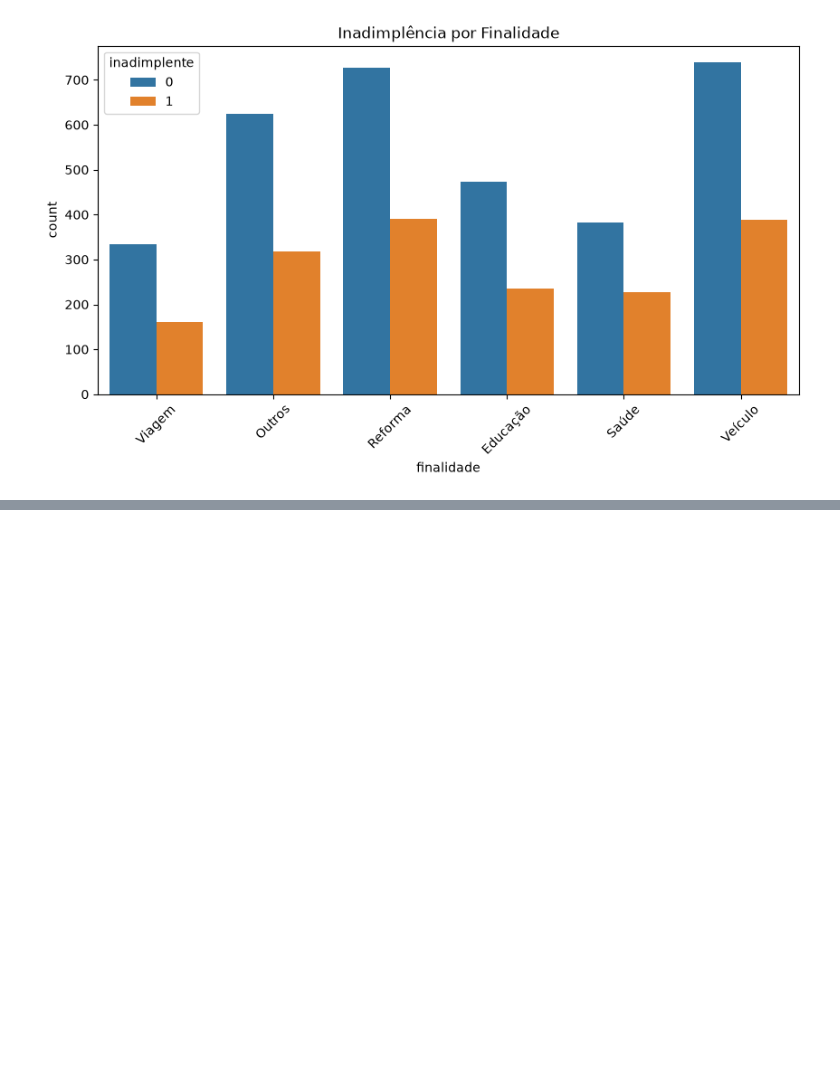
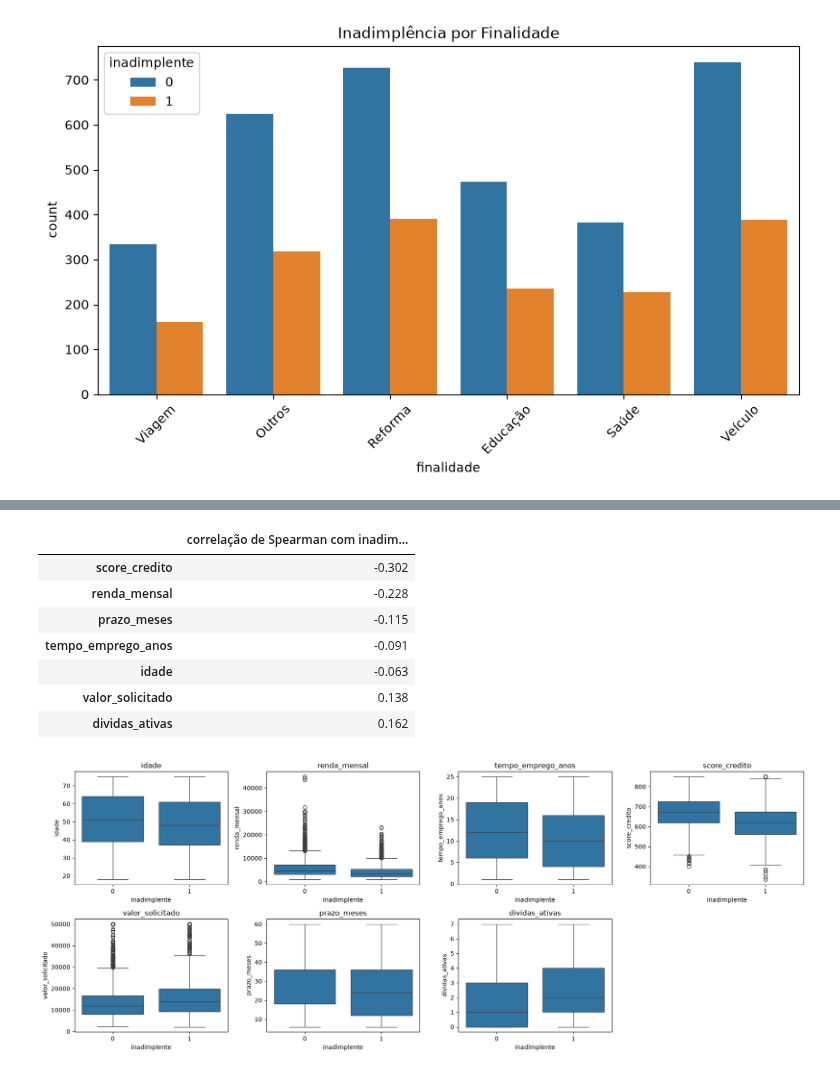
Before and after one commit to caioeserpa/CredAIR, a Jupyter notebook: notebooks/notebook.ipynb, the cells around one changed output, grey strips where cells are left out. Drawn from its saved outputs; the diff is of its cells as text; code cells hidden in the pictures; blank space fills up the shorter version.

```diff
--- a/notebooks/notebook.ipynb
+++ b/notebooks/notebook.ipynb
@@ -272,0 +273,18 @@ plt.show()
+# %%
+# 1) estado
+data["estado"] = data["estado"].str.strip().str.upper()
+
+# 2) duplicatas (após padronizar texto)
+data = data.drop_duplicates().reset_index(drop=True)
+
+# 3) valores inválidos -> NaN
+mask_idade = data["idade"] > 100
+data.loc[mask_idade, "idade"] = np.nan
+mask_tempo = data["tempo_emprego_anos"] >= (data["idade"] - 14)
+data.loc[mask_tempo, "tempo_emprego_anos"] = np.nan
+mask_renda = data["renda_mensal"] < 600
+data.loc[mask_renda, "renda_mensal"] = np.nan
+
+print(f"idade inválida: {mask_idade.sum()} | tempo_emprego inválido: {mask_tempo.sum()} | renda inválida: {mask_renda.sum()}")
+print("Nulos após limpeza:"); print(data.isna().sum()[lambda s: s > 0])
+print("Estados distintos:", data["estado"].nunique())
@@ -272,0 +353,24 @@ plt.show()
+# %%
+# Converte todas as colunas da lista de uma vez
+df_limpo[cat_columns] = df_limpo[cat_columns].astype("category")
+df_limpo["inadimplente"] = df_limpo["inadimplente"].astype(int)
+# %%
+num_cols = ["idade", "renda_mensal", "tempo_emprego_anos", "score_credito", "valor_solicitado", "prazo_meses", "dividas_ativas"]
+corr = df_limpo[num_cols + ["inadimplente"]].corr(method="spearman")["inadimplente"].drop("inadimplente").sort_values()
+display(corr.round(3).to_frame("correlação de Spearman com inadimplente"))
+
+fig, axes = plt.subplots(2, 4, figsize=(18, 7))
+for ax, c in zip(axes.ravel(), num_cols):
+    sns.boxplot(x="inadimplente", y=c, data=df_limpo, ax=ax); ax.set_title(c)
+axes.ravel()[-1].axis("off")
+plt.tight_layout(); plt.show()
+# %% [output]
+|  | correlação de Spearman com inadim... |
+| score_credito | -0.302 |
+| renda_mensal | -0.228 |
+| prazo_meses | -0.115 |
+| tempo_emprego_anos | -0.091 |
+| idade | -0.063 |
+| valor_solicitado | 0.138 |
+| dividas_ativas | 0.162 |
+[figure, added]
```
Also changed, not shown: parts of 10 cells of this notebook.
